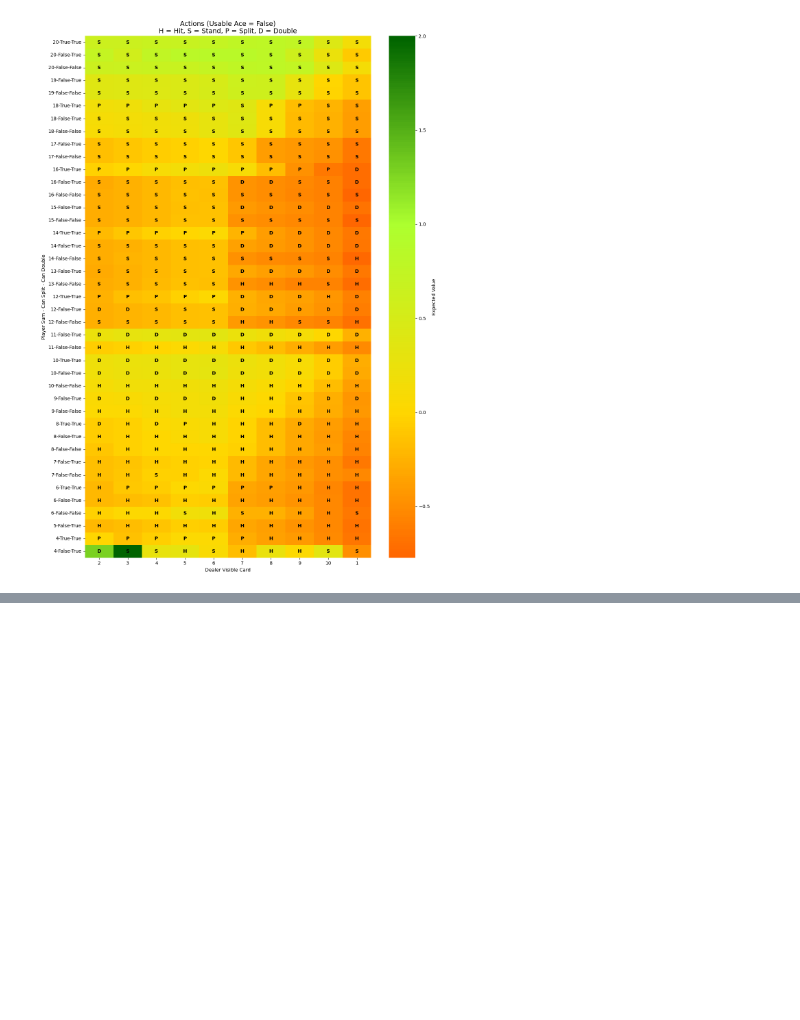
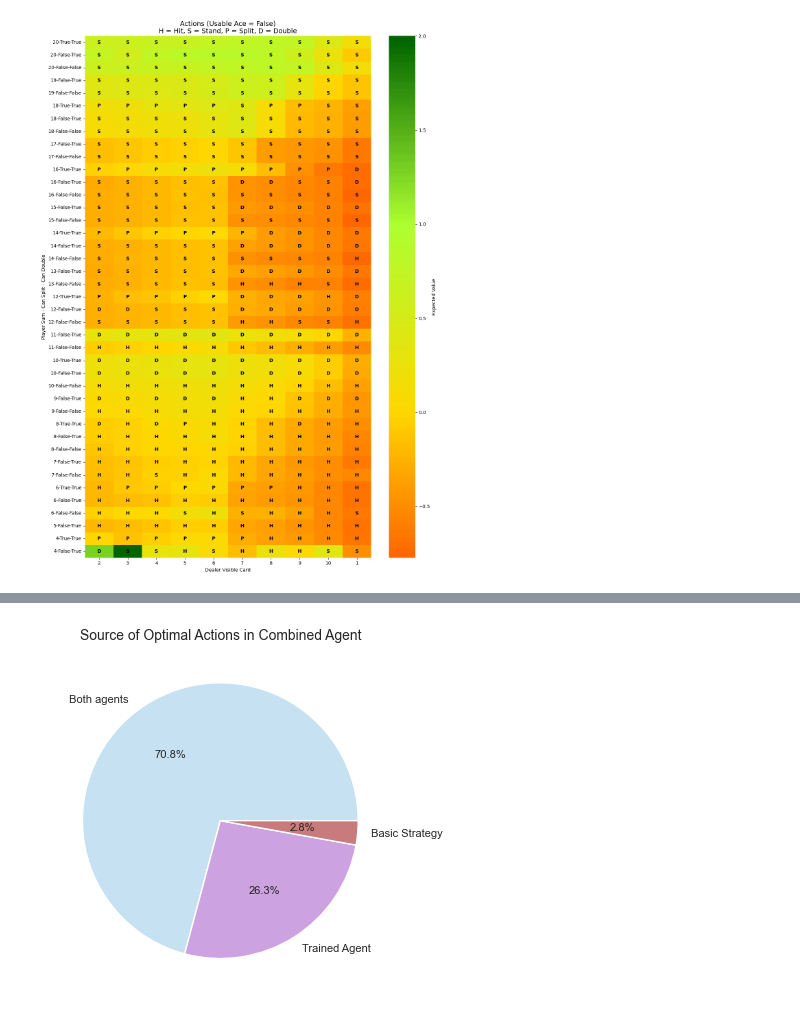
Before and after one commit to BorgXQ/blackjack-optimizer, a Jupyter notebook: analysis.ipynb, the cells around one changed output, grey strips where cells are left out. Saved outputs shown, nothing was run; the diff lists cells and outputs as text; code cells hidden in the pictures; blank space fills up the shorter version.

```diff
--- a/analysis.ipynb
+++ b/analysis.ipynb
@@ -482,0 +645,14 @@ SOURCE
+# %%
+sns.set_theme(palette="cubehelix_r")
+plt.figure(figsize=(6,4))
+plt.pie(
+    merged_cleaned_df["source"].value_counts(),
+    labels=["Both agents", "Trained Agent", "Basic Strategy"],
+    textprops={"fontsize":8},
+    autopct="%1.1f%%"
+)
+plt.title("Source of Optimal Actions in Combined Agent", fontsize=10)
+plt.tight_layout()
+plt.show()
+# %% [output]
+[figure, added]
```
Also changed, not shown: parts of 9 cells of this notebook.
